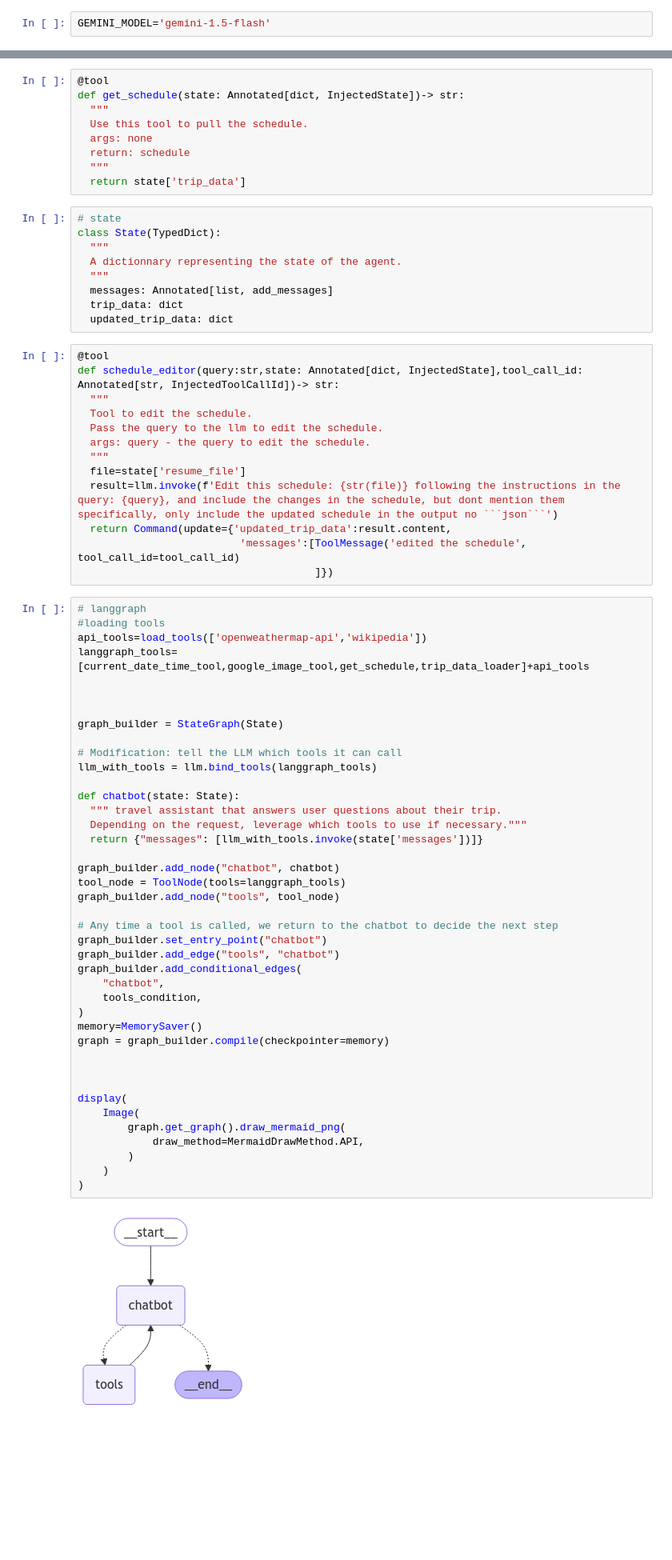
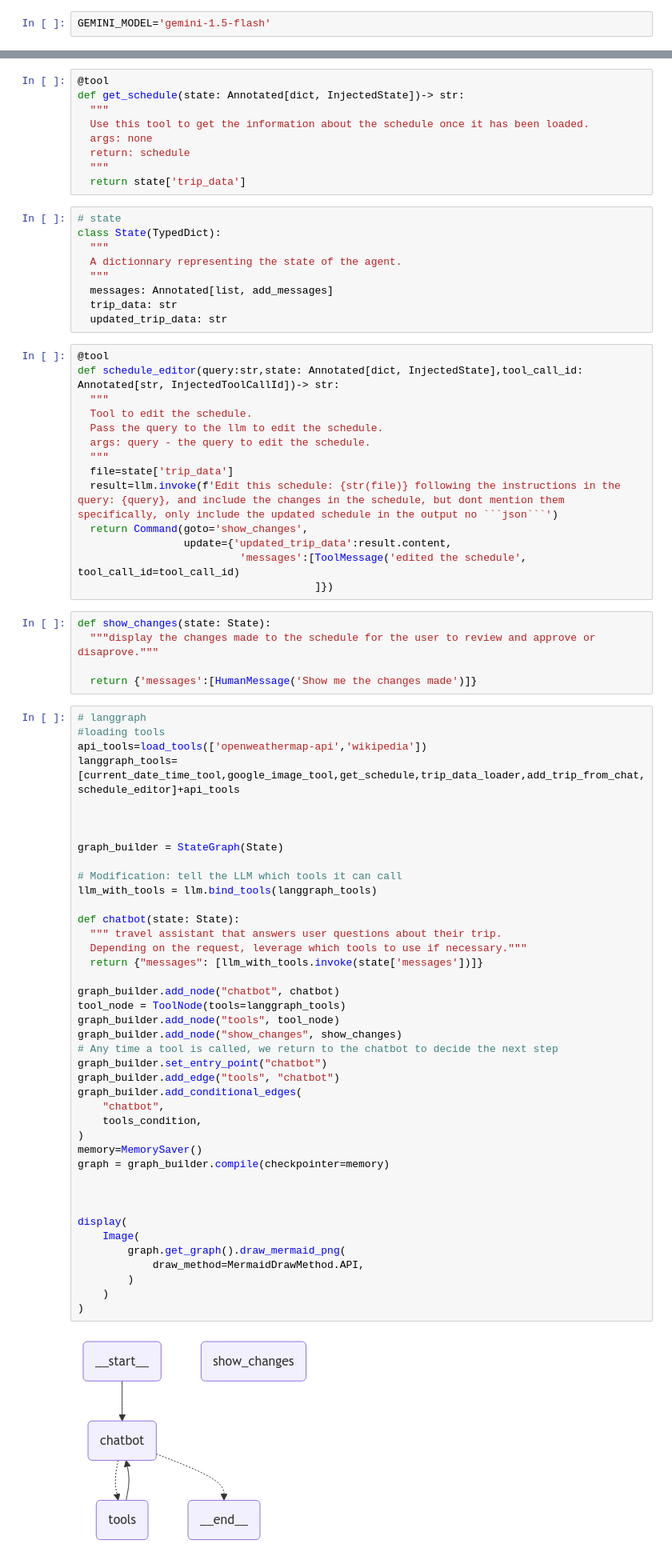
Before and after one commit to tristanpadiou/Travel-assistant, a Jupyter notebook: app.ipynb, the cells around one changed output, grey strips where cells are left out. Shown at 80% size. Saved outputs shown, nothing was run; the diff lists cells and outputs as text; blank space fills up the shorter version.

````diff
--- a/app.ipynb
+++ b/app.ipynb
@@ -202,7 +212,7 @@ google_image_tool=Tool(name='google_image_tool', func=google_image_search, descr
 @tool
 def get_schedule(state: Annotated[dict, InjectedState])-> str:
   """
-  Use this tool to pull the schedule.
+  Use this tool to get the information about the schedule once it has been loaded.
   args: none
   return: schedule
   """
@@ -214,8 +224,8 @@ class State(TypedDict):
   A dictionnary representing the state of the agent.
   """
   messages: Annotated[list, add_messages]
-  trip_data: dict
-  updated_trip_data: dict
+  trip_data: str
+  updated_trip_data: str
 # %%
 @tool
 def schedule_editor(query:str,state: Annotated[dict, InjectedState],tool_call_id: Annotated[str, InjectedToolCallId])-> str:
@@ -224,16 +234,22 @@ def schedule_editor(query:str,state: Annotated[dict, InjectedState],tool_call_id
   Pass the query to the llm to edit the schedule.
   args: query - the query to edit the schedule.
   """
-  file=state['resume_file']
+  file=state['trip_data']
   result=llm.invoke(f'Edit this schedule: {str(file)} following the instructions in the query: {query}, and include the changes in the schedule, but dont mention them specifically, only include the updated schedule in the output no ```json```')
-  return Command(update={'updated_trip_data':result.content,
+  return Command(goto='show_changes',
+                 update={'updated_trip_data':result.content,
                           'messages':[ToolMessage('edited the schedule', tool_call_id=tool_call_id)
                                       ]})
+# %%
+def show_changes(state: State):
+  """display the changes made to the schedule for the user to review and approve or disaprove."""
+
+  return {'messages':[HumanMessage('Show me the changes made')]}
 # %%
 # langgraph
 #loading tools
 api_tools=load_tools(['openweathermap-api','wikipedia'])
-langgraph_tools=[current_date_time_tool,google_image_tool,get_schedule,trip_data_loader]+api_tools
+langgraph_tools=[current_date_time_tool,google_image_tool,get_schedule,trip_data_loader,add_trip_from_chat, schedule_editor]+api_tools
 
 
 
@@ -243,34 +259,34 @@ graph_builder = StateGraph(State)
 llm_with_tools = llm.bind_tools(langgraph_tools)
 
 def chatbot(state: State):
   """ travel assistant that answers user questions about their trip.
   Depending on the request, leverage which tools to use if necessary."""
   return {"messages": [llm_with_tools.invoke(state['messages'])]}
 
 graph_builder.add_node("chatbot", chatbot)
 tool_node = ToolNode(tools=langgraph_tools)
 graph_builder.add_node("tools", tool_node)
-
+graph_builder.add_node("show_changes", show_changes)
 # Any time a tool is called, we return to the chatbot to decide the next step
 graph_builder.set_entry_point("chatbot")
 graph_builder.add_edge("tools", "chatbot")
 graph_builder.add_conditional_edges(
     "chatbot",
     tools_condition,
 )
 memory=MemorySaver()
 graph = graph_builder.compile(checkpointer=memory)
 
 
 
 display(
     Image(
         graph.get_graph().draw_mermaid_png(
             draw_method=MermaidDrawMethod.API,
         )
     )
 )
 # %% [output]
-[figure, old version]
+[figure, new version]
 # %%
 config = {"configurable": {"thread_id": "1"}}
````
Also changed, not shown: parts of 6 cells of this notebook.
